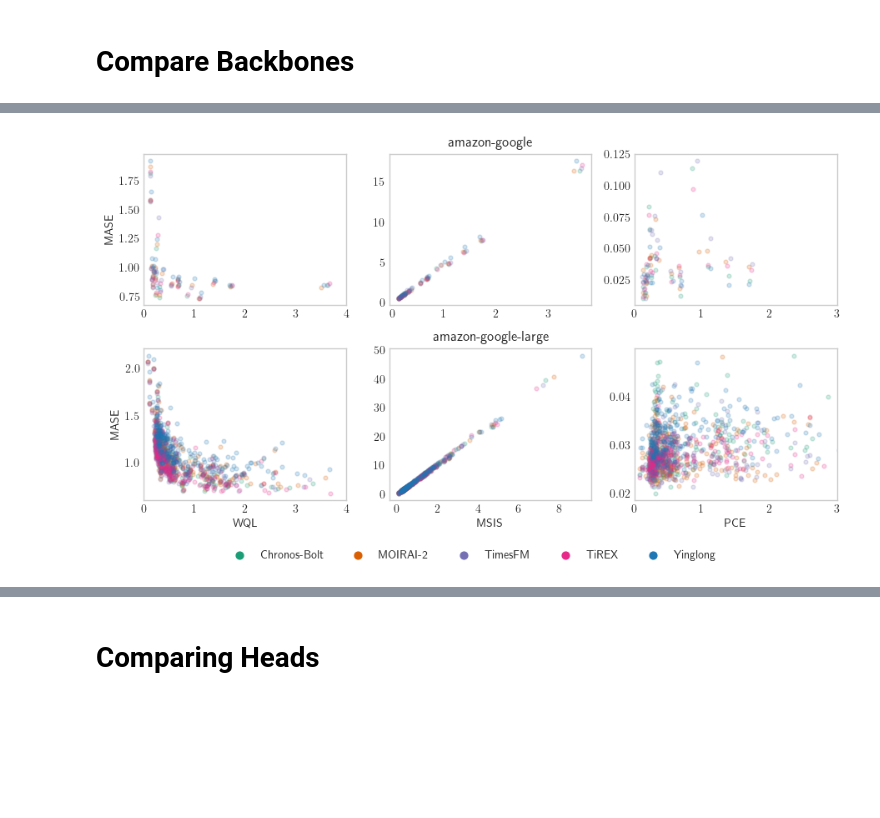
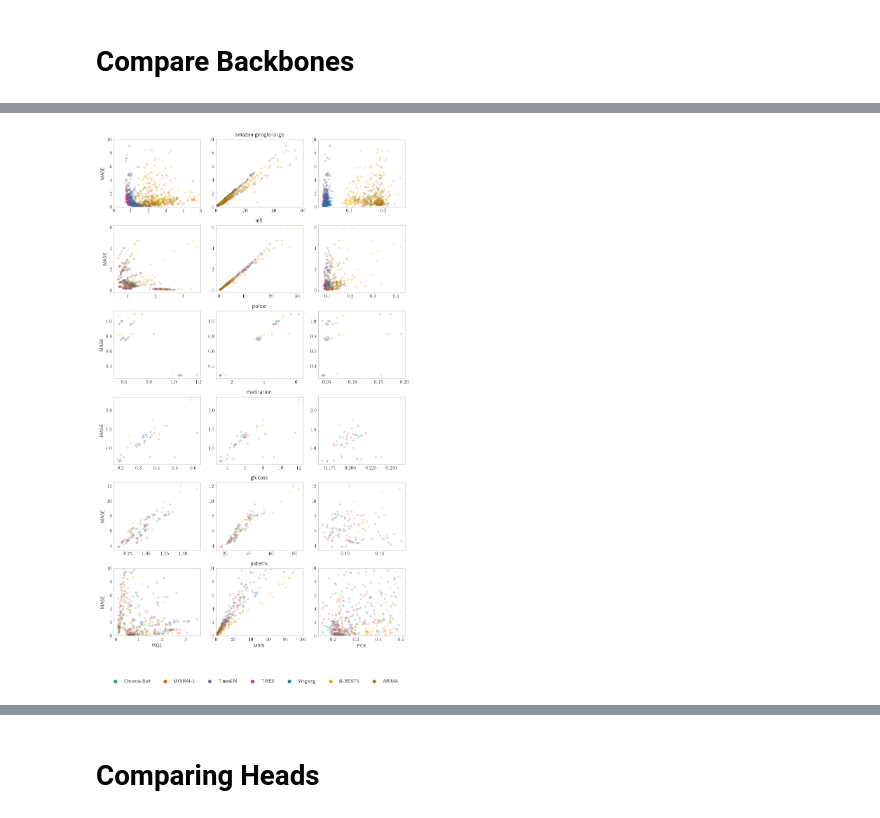
Before and after one commit to Coaster41/tsfm_head_calibration, a Jupyter notebook: eval_plots.ipynb, the cells around one changed output, grey strips where cells are left out. Drawn from its saved outputs; the diff is of its cells as text; code cells hidden in the pictures; blank space fills up the shorter version.

```diff
--- a/eval_plots.ipynb
+++ b/eval_plots.ipynb
@@ -22,9 +22,9 @@ plt.style.use({'axes.grid': False})
 RESULTS_ROOT = Path("./model_results")
 
 # Use ONLY these five foundation models (and only the backbone head)
-MODELS = ["chronos_bolt", "moirai2", "timesfm", "tirex", "yinglong"]
+MODELS = ["chronos_bolt", "moirai2", "timesfm", "tirex", "yinglong", "nbeats", ]
 HEADS = ["backbone", "quantiles", "gaussian", "studentst", "mixture"]
-DATASETS = ["amazon-google-large", "amazon-google"]
+DATASETS = ["amazon-google-large", "m5", "police", "meditation", "patents", "glucose"]
 HEAD_TO_PLOT = "backbone"
 
 # Friendly names, colors, and markers (consistent across all plots)
@@ -34,6 +34,8 @@ MODEL_DISPLAY = {
     "timesfm": "TimesFM",
     "tirex": "TiREX",
     "yinglong": "Yinglong",
+    "nbeats": "N-BEATS",
+    "autoarima": "ARIMA",
 }
 MODEL_COLORS = {
     "chronos_bolt": "#1b9e77",
@@ -41,6 +43,8 @@ MODEL_COLORS = {
     "timesfm": "#7570b3",
     "tirex": "#e7298a",
     "yinglong": "#1f77b4",
+    "nbeats": '#e6ab02',
+    "autoarima": '#a6761d'
 }
 MODEL_MARKERS = {
     "chronos_bolt": "o",
@@ -306,6 +310,8 @@ def ensure_overall(overall_df: pd.DataFrame, series_df: pd.DataFrame) -> pd.Data
 # %% [markdown]
 # Compare Backbones
 # %%
+MODELS = ["chronos_bolt", "moirai2", "timesfm", "tirex", "yinglong", "nbeats", "autoarima"]
+DATASETS = ["amazon-google-large", "m5", "police", "meditation", "glucose", "patents"]
 long_df, num_timeseries, num_timeseries_by_dataset_head = consolidate_results(RESULTS_ROOT, MODELS, HEADS, DATASETS)
 
 # Filter to a single head for all downstream plots
@@ -315,7 +321,12 @@ if not long_df.empty:
 # Keep only the selected models that were actually found
 present_models = sorted(long_df["model"].unique().tolist()) if not long_df.empty else []
 present_models = [m for m in MODELS if m in present_models]
-datasets = sorted(long_df["dataset"].unique().tolist()) if not long_df.empty else []
+if DATASETS == None:
+    datasets = sorted(long_df["dataset"].unique().tolist()) if not long_df.empty else []
+else:
+    if set(DATASETS) == set(long_df["dataset"].unique().tolist()):
+        print(f"DATASETS: {DATASETS} does not equal found datasets: {set(long_df['dataset'].unique().tolist())}")
+    datasets = DATASETS
 
 print("Datasets discovered:", datasets)
 print("Models discovered:  ", present_models)
@@ -424,38 +476,52 @@ plt.show()
 # %%
 # Figure 3: WQL, MSIS, PCE vs MASE (per-series scatter), shape [n_datasets, 3]
 
-x_metric = "mase"
-y_metrics = ["wql", "msis", "pce"]
-y_names = ["WQL", "MSIS", "PCE"]
+y_metric = "mase"
+x_metrics = ["wql", "msis", "pce"]
+x_names = ["WQL", "MSIS", "PCE"]
 
 rows = len(datasets)
-cols = len(y_metrics)
+cols = len(x_metrics)
 scale = 0.95
 fig, axes = plt.subplots(rows, cols, figsize=(3.2*cols*scale, 2.8*rows*scale), squeeze=False)
 
 for i, dataset in enumerate(datasets):
-    for j, (ym, yname) in enumerate(zip(y_metrics, y_names)):
+    for j, (xm, xname) in enumerate(zip(x_metrics, x_names)):
         ax = axes[i][j]
         for model in present_models:
-            sx = series_df.query("dataset == @dataset and model == @model and metric == @x_metric")[["series_id","value"]]
-            sy = series_df.query("dataset == @dataset and model == @model and metric == @ym")[["series_id","value"]]
+            sx = series_df.query("dataset == @dataset and model == @model and metric == @xm")[["series_id","value"]]
+            sy = series_df.query("dataset == @dataset and model == @model and metric == @y_metric")[["series_id","value"]]
             merged = sx.merge(sy, on="series_id", suffixes=("_x", "_y"))
             ax.scatter(merged["value_x"], merged["value_y"], s=12, c=mcolor(model), marker=hmarker(HEAD_TO_PLOT), alpha=0.2)
             ax.scatter([], [], label=disp(model), s=40, c=mcolor(model), marker=hmarker(HEAD_TO_PLOT))
         if j == 0:
             ax.set_ylabel("MASE")
         if i == rows - 1:
-            ax.set_xlabel(yname)
+            ax.set_xlabel(xname)
         if j == 1:
             ax.set_title(dataset)
-        if yname == 'PCE':
-            ax.set_xlim(0,3)
-        if yname == 'WQL':
-            ax.set_xlim(0,4)
+        # if yname == 'PCE':
+        #     ax.set_xlim(0,3)
+        if dataset == 'amazon-google-large':
+            if xname == "MSIS":
+                ax.set_xlim(0,60)
+            elif xname == "WQL":
+                ax.set_xlim(0,5)
+            ax.set_ylim(0,10)
+        # elif dataset == 'm5':
+        #     ax.set_ylim(0,1)
+        # elif dataset == 'police':
+        #     ax.set_ylim(0, 1.1)
+        elif dataset == 'patents':
+            if xname == "MSIS":
+                ax.set_xlim(0,100)
+            ax.set_ylim(0, 10)
+        # elif dataset == 'glucose':
+        #     ax.set_ylim(0.4,1.5)
 
 handles, labels = axes[0][0].get_legend_handles_labels()
 plt.tight_layout(rect=[0, 0.06, 1, 1])
 fig.legend(handles, labels, loc="lower center", ncols=len(present_models), framealpha=1)
 plt.show()
 # %% [output]
-[figure, old version]
+[figure, new version]
```
Also changed, not shown: parts of 19 cells of this notebook, 5 other files.
